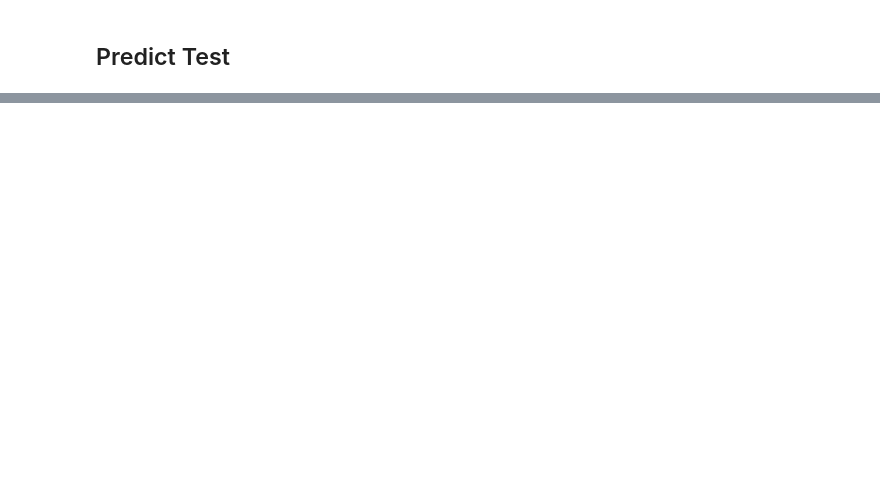
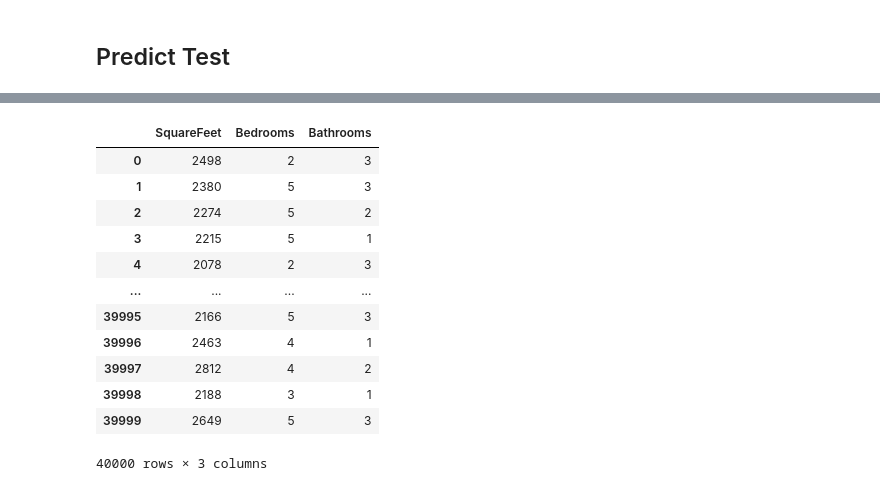
Before and after one commit to minamaher58/Housing-Price-Prediction, a Jupyter notebook: house_price_prediction.ipynb, the cells around one changed output, grey strips where cells are left out. Cells and saved outputs as stored; diff of their text form; code cells hidden in the pictures; blank space fills up the shorter version.

```diff
--- a/house_price_prediction.ipynb
+++ b/house_price_prediction.ipynb
@@ -527,0 +547,17 @@ plt.show()
+# %%
+import_train = X.reset_index(drop=True)
+import_train
+# %% [output]
+|  | SquareFeet | Bedrooms | Bathrooms |
+| 0 | 2498 | 2 | 3 |
+| 1 | 2380 | 5 | 3 |
+| 2 | 2274 | 5 | 2 |
+| 3 | 2215 | 5 | 1 |
+| 4 | 2078 | 2 | 3 |
+| ... | ... | ... | ... |
+| 39995 | 2166 | 5 | 3 |
+| 39996 | 2463 | 4 | 1 |
+| 39997 | 2812 | 4 | 2 |
+| 39998 | 2188 | 3 | 1 |
+| 39999 | 2649 | 5 | 3 |
+40000 rows × 3 columns
```
Also changed, not shown: parts of 22 cells of this notebook, 4 other files.
